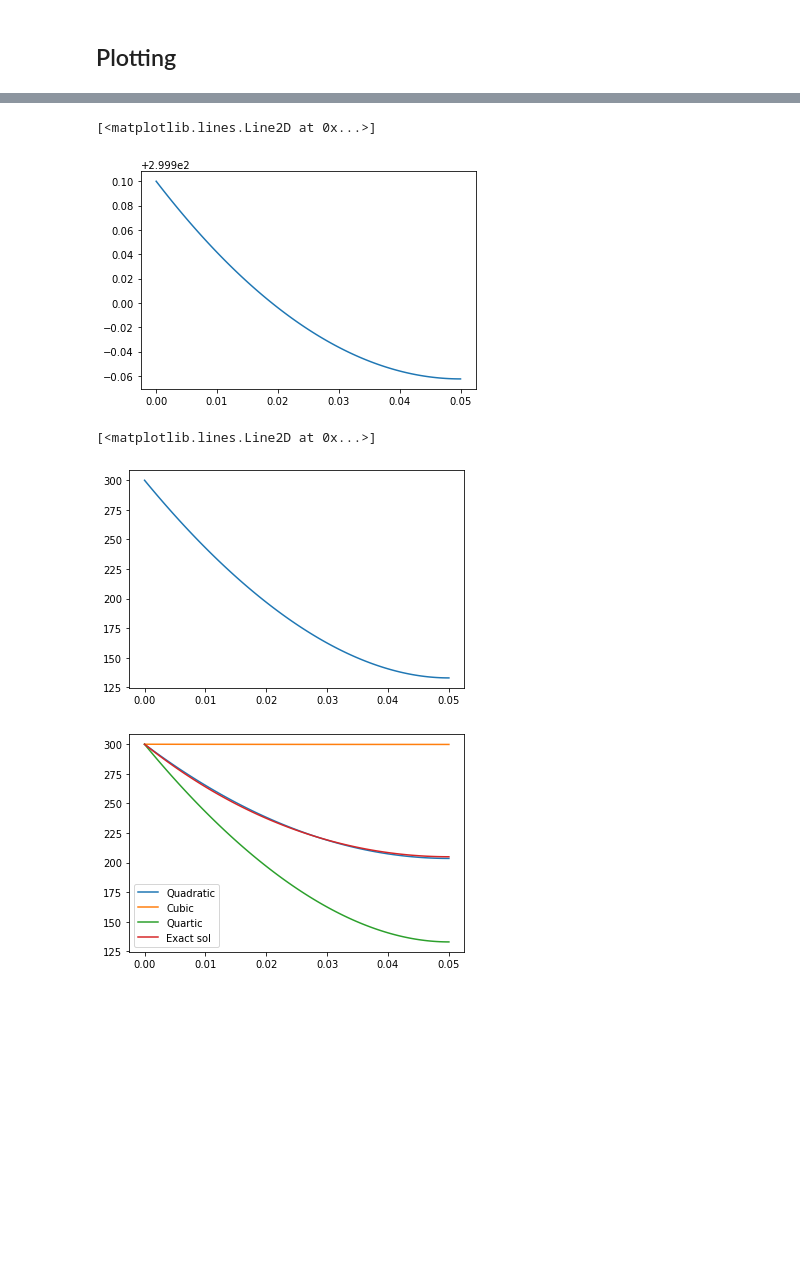
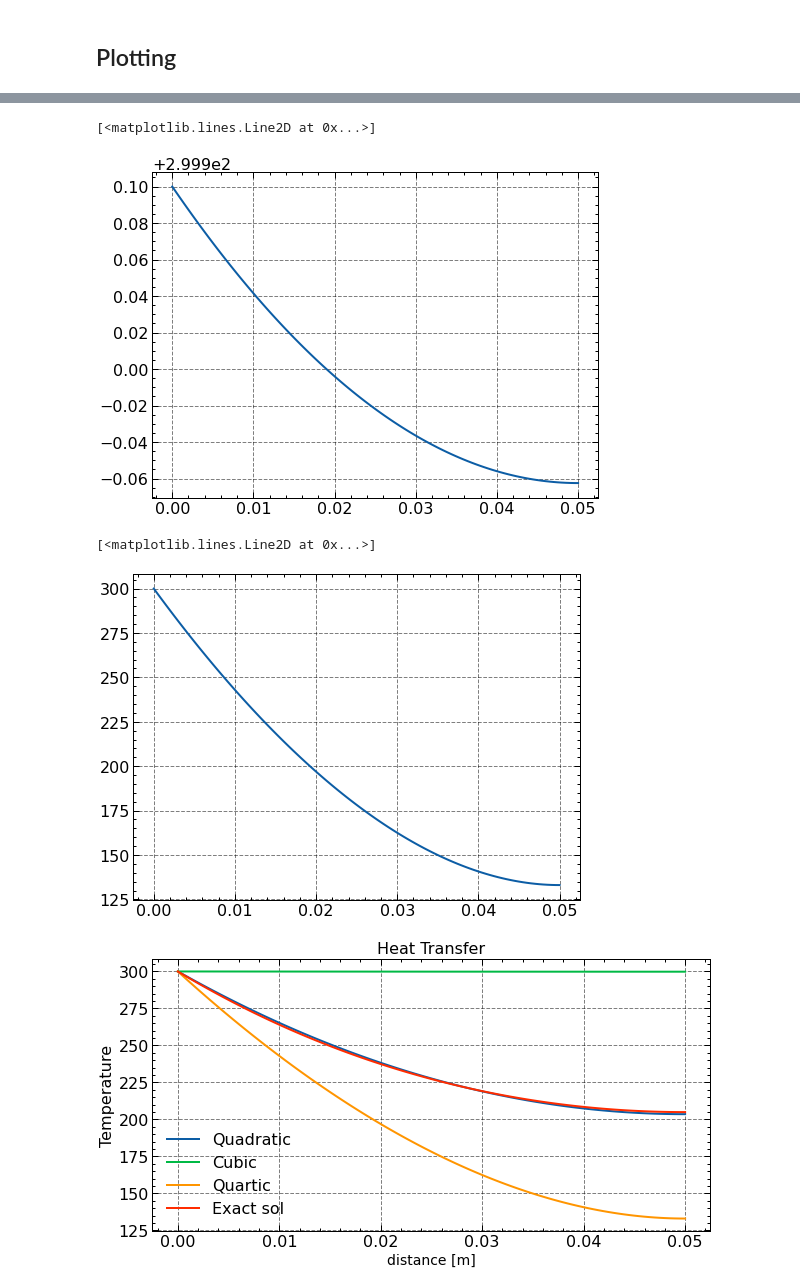
Before and after one commit to Sumanshekhar17/Finite-Element-Analysis, a Jupyter notebook: Assaignment2_FEA.ipynb, the cells around one changed output, grey strips where cells are left out. Saved outputs shown, nothing was run; the diff lists cells and outputs as text; code cells hidden in the pictures; blank space fills up the shorter version.

```diff
--- a/Assaignment2_FEA.ipynb
+++ b/Assaignment2_FEA.ipynb
@@ -142,6 +142,7 @@ T_cap3
 ## Plotting
 # %%
 import matplotlib.pyplot as plt
+plt.style.use(['science', 'notebook'])
 # %%
 x = np.linspace(0,0.05,100)
 # %%
@@ -162,7 +163,7 @@ T_cap2 = Tw + 𝐶22*(x**2 - 2*L*x) + 𝐶32*(x**3 - 3*(L**2)*x)
 plt.plot(x,T_cap2)
 # %% [output]
 [<matplotlib.lines.Line2D at 0x...>]
-[figure, old version]
+[figure, new version]
 # %%
 𝐶23 = 53999.9999314248
 # %%
@@ -175,16 +176,20 @@ T_cap3 = Tw + 𝐶23*(x**2 - 2*L*x) + 𝐶33*(x**3 - 3*(L**2)*x) + 𝐶43*(x**4
 plt.plot(x,T_cap3)
 # %% [output]
 [<matplotlib.lines.Line2D at 0x...>]
-[figure, old version]
+[figure, new version]
 # %%
 T_exact = To + ((Tw - To)/(np.cosh(n*L)))*(np.cosh(n*(L-x)))
 # %%
+plt.figure(figsize=(10,5))
 plt.plot(x,T_cap1,label='Quadratic')
 plt.plot(x,T_cap2,label='Cubic')
 plt.plot(x,T_cap3,label='Quartic')
 plt.plot(x,T_exact,label='Exact sol')
 plt.plot()
 plt.legend()
+plt.xlabel('distance [m]', fontsize=14)
+plt.ylabel('Temperature')
+plt.title('Heat Transfer')
 plt.savefig("FEA.pdf")
 # %% [output]
-[figure, old version]
+[figure, new version]
```
Also changed, not shown: parts of 8 cells of this notebook.
